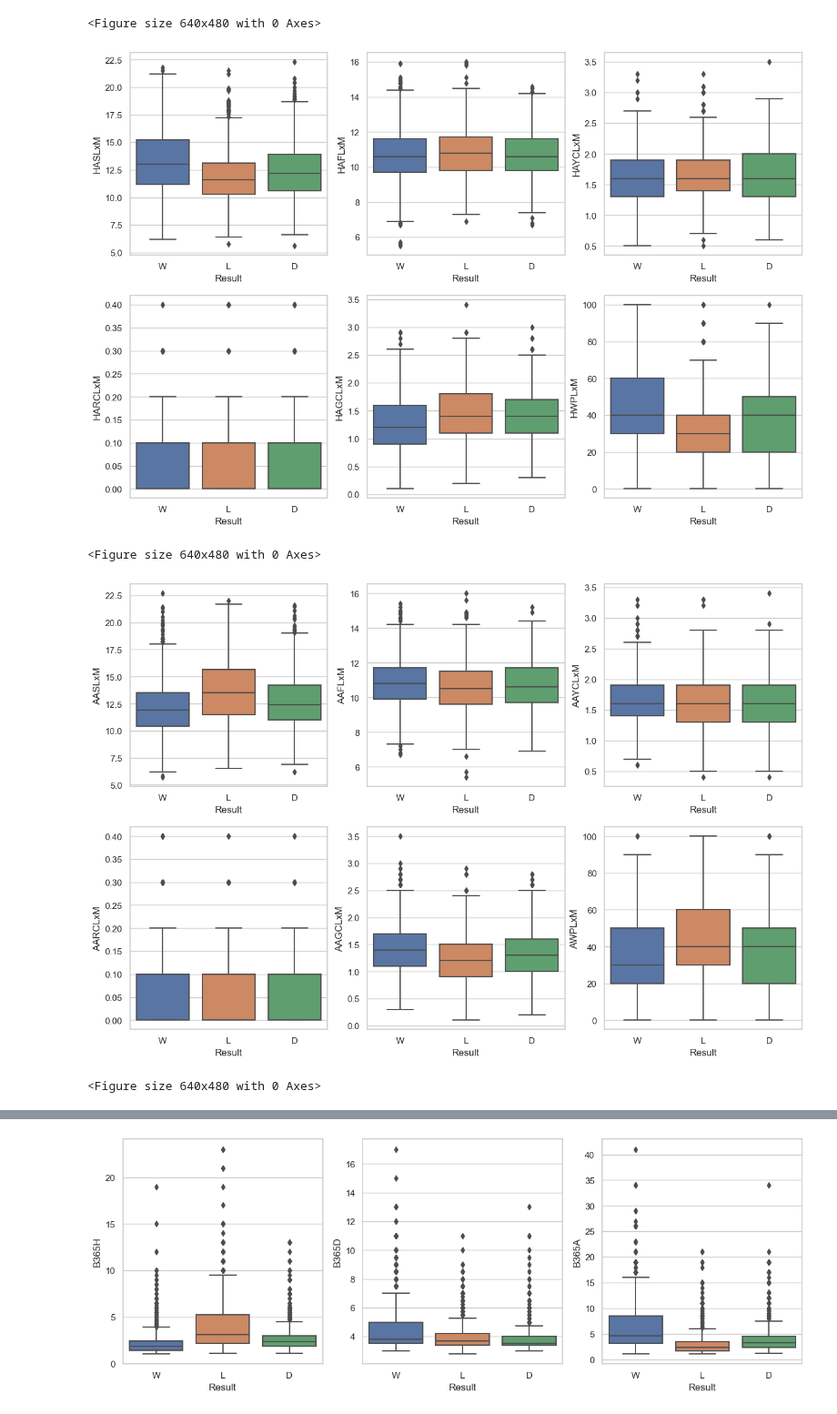
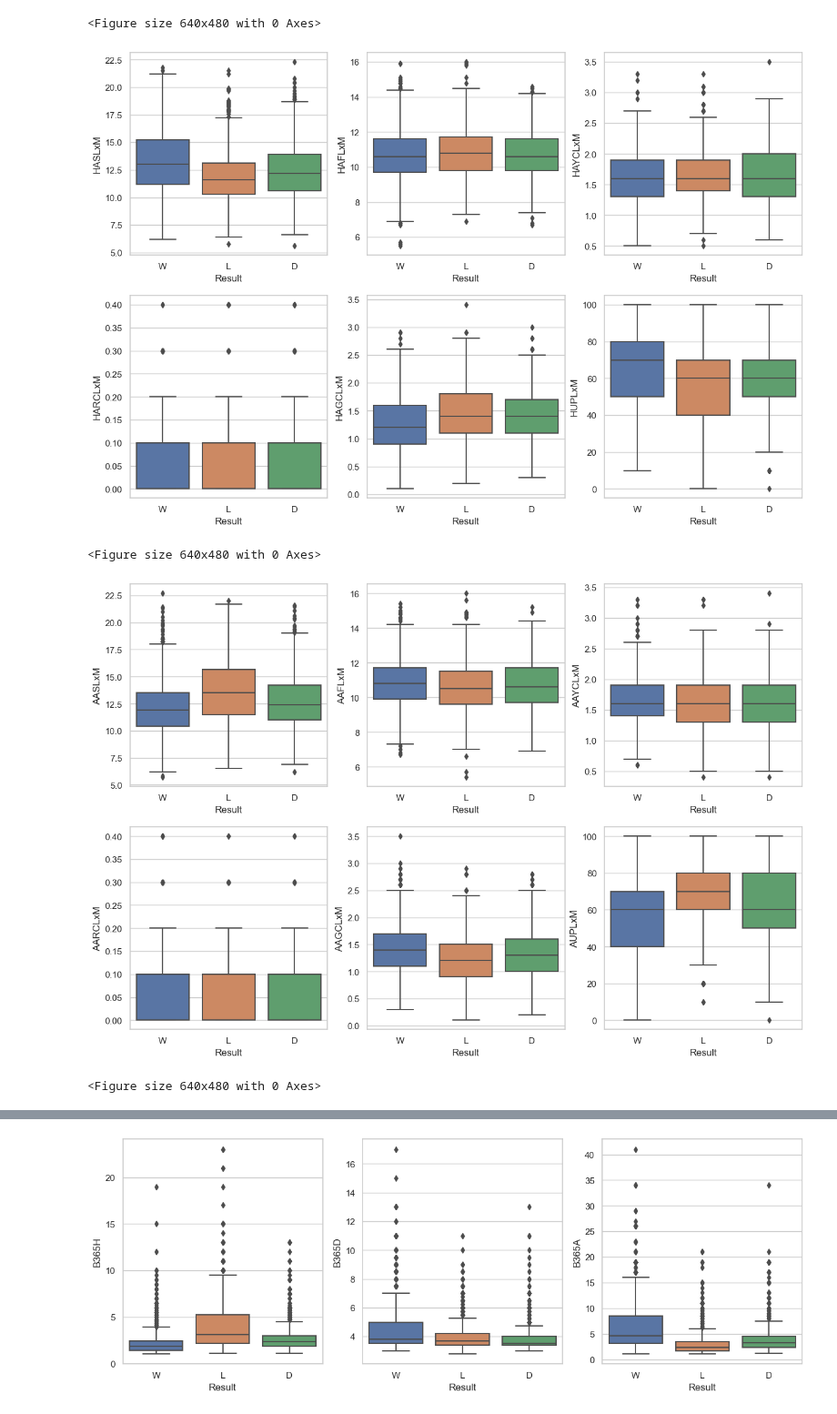
Before and after one commit to schoibs/football-match-prediction, a Jupyter notebook: 3 Feature Selection & Model Building.ipynb, the cells around one changed output, grey strips where cells are left out. Shown at 91% size. Saved outputs shown, nothing was run; the diff lists cells and outputs as text; code cells hidden in the pictures.

```diff
--- a/3 Feature Selection & Model Building.ipynb
+++ b/3 Feature Selection & Model Building.ipynb
@@ -93,12 +93,16 @@ df.shape
 # %%
 # We drop variables related to team form specifically in home matches or away matches.
+# We take HUnbStreak instead of HWinStreak
+# We take AUnbStreak instead of AWinStreak
 
 df = df[[
          'HDays', 'ADays',
          'HASLxM', 'HASTLxM', 'HACLxM', 'HAFLxM', 'HAYCLxM',
-         'HARCLxM', 'HAGSLxM', 'HAGCLxM', 'HGDLxM', 'HAPLxM', 'HWPLxM', 'HWinStreak',
+         'HARCLxM', 'HAGSLxM', 'HAGCLxM', 'HGDLxM', 'HAPLxM', 'HWPLxM',
+         'HUPLxM', 'HUnbStreak',
          'AASLxM', 'AASTLxM', 'AACLxM', 'AAFLxM', 'AAYCLxM',
-         'AARCLxM', 'AAGSLxM', 'AAGCLxM', 'AGDLxM', 'AAPLxM', 'AWPLxM', 'AWinStreak',
+         'AARCLxM', 'AAGSLxM', 'AAGCLxM', 'AGDLxM', 'AAPLxM', 'AWPLxM',
+         'AUPLxM', 'AUnbStreak',
          'HOvr', 'AOvr',
          'B365H', 'B365D', 'B365A',
          'Venue',
@@ -117,15 +121,15 @@ plt.show()
-# %%
-# Take one of HASLxM, HASTLxM, HACLxM
-# Take one of HAGSLxM, HGDLxM, HAPLxM, HWPLxM
-# Take one of AASLxM, AASTLxM, AACLxM
-# Take one of AAGSLxM, AGDLxM, AAPLxM, AWPLxM
-
-df = df.drop([
-              'HASTLxM', 'HACLxM',
-              'HAGSLxM', 'HGDLxM', 'HAPLxM',
-              'AASTLxM', 'AACLxM',
-              'AAGSLxM', 'AGDLxM', 'AAPLxM'
-             ], axis=1)
+# %%
+# Take one of HASLxM, HASTLxM, HACLxM
+# Take one of AASLxM, AASTLxM, AACLxM
+# Take one of HAGSLxM, HGDLxM, HAPLxM, HWPLxM, HUPLxM
+# Take one of AAGSLxM, AGDLxM, AAPLxM, AWPLxM, AUPLxM
+
+df = df.drop([
+              'HASTLxM', 'HACLxM',
+              'AASTLxM', 'AACLxM',
+              'HAGSLxM', 'HGDLxM', 'HAPLxM', 'HWPLxM',
+              'AAGSLxM', 'AGDLxM', 'AAPLxM', 'AWPLxM'
+             ], axis=1)
 # %%
 df.shape
 # %% [output]
@@ -178,7 +182,7 @@ plt.tight_layout()
 <Figure size 640x480 with 0 Axes>
 # %%
 # Home Form Features
-# 'HASLxM', 'HAFLxM', 'HAYCLxM', 'HARCLxM', 'HAGCLxM', 'HWPLxM'
+# 'HASLxM', 'HAFLxM', 'HAYCLxM', 'HARCLxM', 'HAGCLxM','HUPLxM'
 
 fig, axes = plt.subplots(2, 3, figsize=(15, 10))
 
@@ -198,40 +202,40 @@ plt.subplot(2, 3, 5)
 sns.boxplot(x=df["Result"], y=df['HAGCLxM'])
 
 plt.subplot(2, 3, 6)
-sns.boxplot(x=df["Result"], y=df['HWPLxM'])
+sns.boxplot(x=df["Result"], y=df['HUPLxM'])
 
 plt.show()
 plt.tight_layout()
 # %% [output]
-[figure, old version]
+[figure, new version]
 <Figure size 640x480 with 0 Axes>
 # %%
 # Away Form Features
-# 'AASLxM', 'AAFLxM', 'AAYCLxM', 'AARCLxM', 'AAGCLxM', 'AWPLxM'
+# 'AASLxM', 'AAFLxM', 'AAYCLxM', 'AARCLxM', 'AAGCLxM', 'AUPLxM'
 
 fig, axes = plt.subplots(2, 3, figsize=(15, 10))
 
 plt.subplot(2, 3, 1)
 sns.boxplot(x=df["Result"], y=df['AASLxM'])
 
 plt.subplot(2, 3, 2)
 sns.boxplot(x=df["Result"], y=df['AAFLxM'])
 
 plt.subplot(2, 3, 3)
 sns.boxplot(x=df["Result"], y=df['AAYCLxM'])
 
 plt.subplot(2, 3, 4)
 sns.boxplot(x=df["Result"], y=df['AARCLxM'])
 
 plt.subplot(2, 3, 5)
 sns.boxplot(x=df["Result"], y=df['AAGCLxM'])
 
 plt.subplot(2, 3, 6)
-sns.boxplot(x=df["Result"], y=df['AWPLxM'])
+sns.boxplot(x=df["Result"], y=df['AUPLxM'])
 
 plt.show()
 plt.tight_layout()
 # %% [output]
-[figure, old version]
+[figure, new version]
 <Figure size 640x480 with 0 Axes>
 # %%
```
Also changed, not shown: parts of 30 cells of this notebook, 1 other file.
